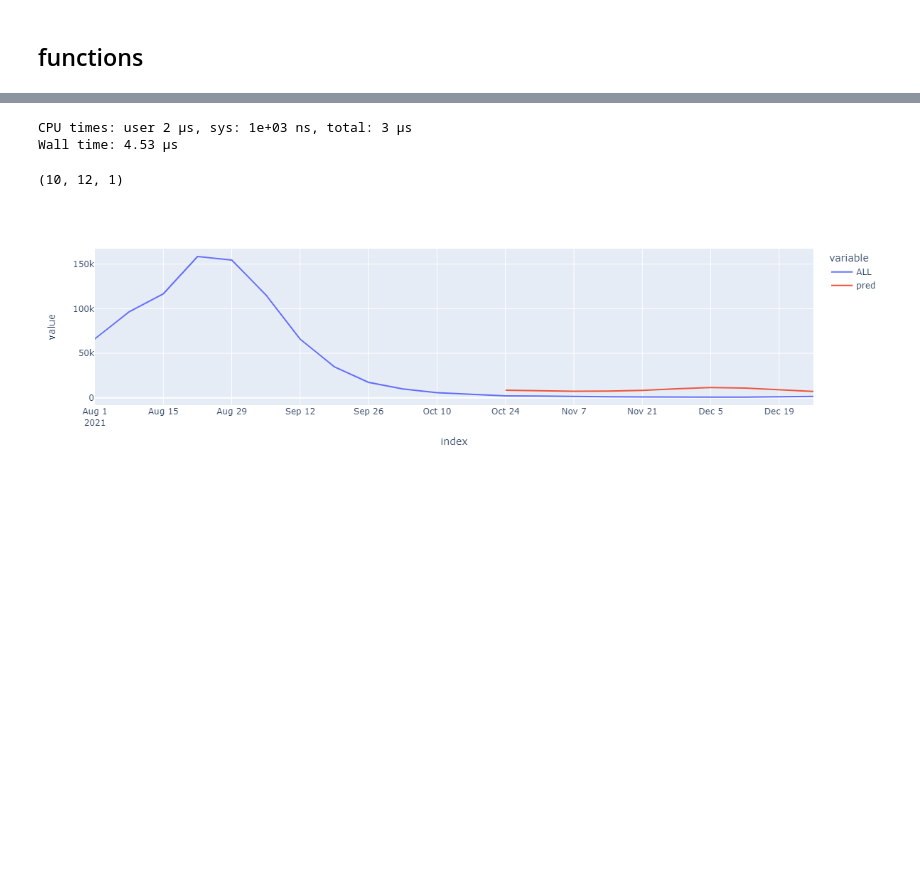
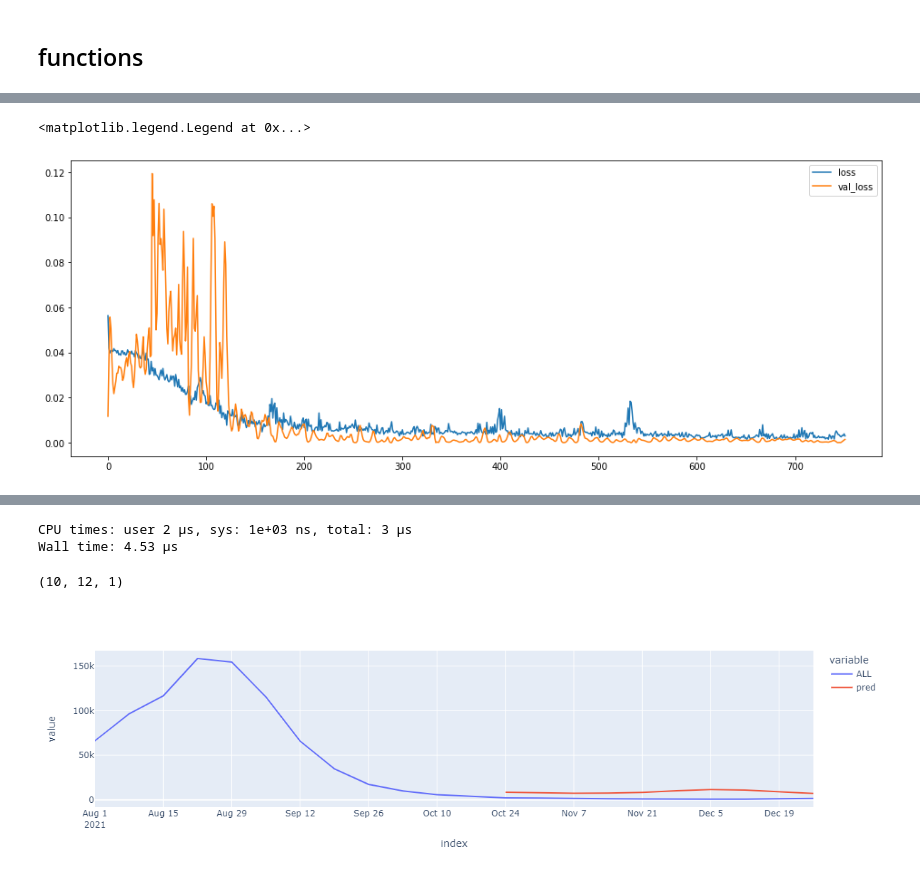
Before and after one commit to newini/learn-ml, a Jupyter notebook: time-series/lstm.ipynb, the cells around one changed output, grey strips where cells are left out. Drawn from its saved outputs; the diff is of its cells as text; code cells hidden in the pictures; blank space fills up the shorter version.

```diff
--- a/time-series/lstm.ipynb
+++ b/time-series/lstm.ipynb
@@ -236,0 +294,16 @@ RMSE: 6.2714e+04
+# %%
+%%time
+
+train_last_date = '2021-12-26'
+X_train = X[X.index <= train_last_date]
+y_train = y[y.index <= train_last_date]
+print(X_train.shape, y_train.shape)
+
+model, history = trainLSTM(X_train, y_train)
+print('loss: {:.5}'.format(history.history['loss'][-1]))
+print('val_loss: {:.5}'.format(history.history['val_loss'][-1]))
+
+plt.plot(history.history['loss'], label='loss')
+plt.plot(history.history['val_loss'], label='val_loss')
+plt.legend()
+# %% [output]
@@ -236,0 +315,2 @@ RMSE: 6.2714e+04
+<matplotlib.legend.Legend at 0x...>
+[figure, added]
```
Also changed, not shown: parts of 17 cells of this notebook.
